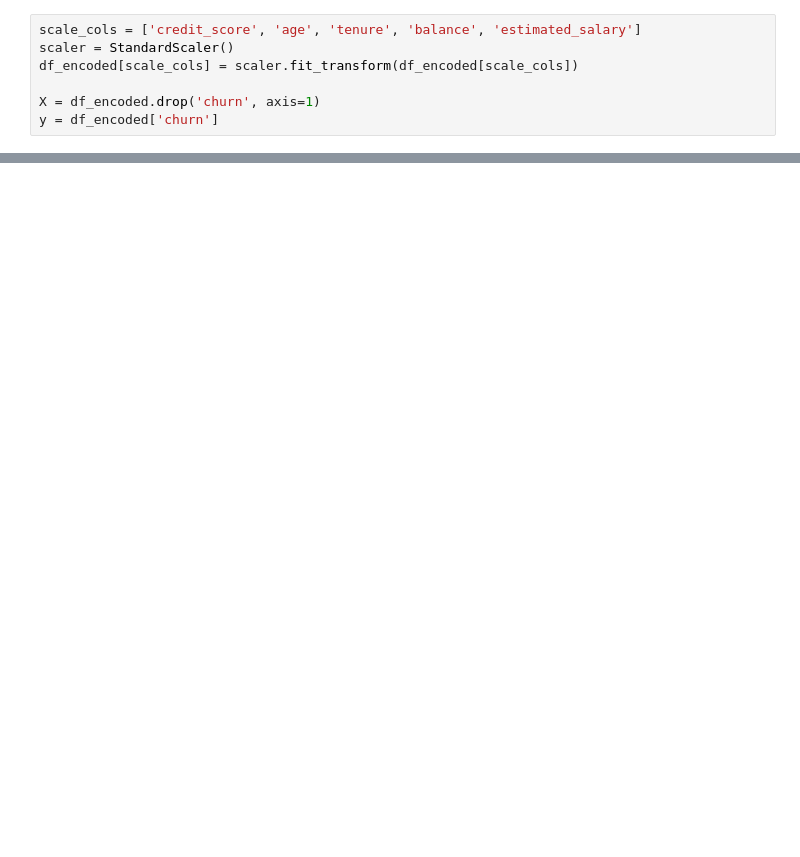
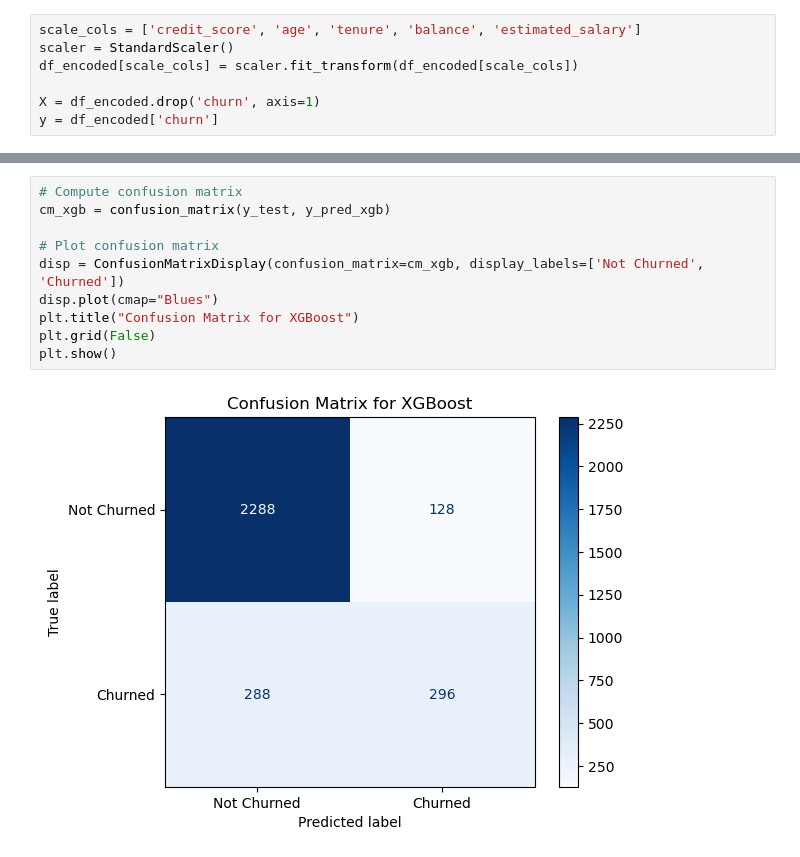
Before and after one commit to YangChen-analyst/bank-customer-churn-prediction, a Jupyter notebook: notebooks/Bank Customer Churn Prediction.ipynb, the cells around one changed output, grey strips where cells are left out. Saved outputs shown, nothing was run; the diff lists cells and outputs as text; blank space fills up the shorter version.

```diff
--- a/notebooks/Bank Customer Churn Prediction.ipynb
+++ b/notebooks/Bank Customer Churn Prediction.ipynb
@@ -269,0 +411,12 @@ X_train, X_test, y_train, y_test = train_test_split(X, y, test_size=0.3, random_
+# %%
+# Compute confusion matrix
+cm_xgb = confusion_matrix(y_test, y_pred_xgb)
+
+# Plot confusion matrix
+disp = ConfusionMatrixDisplay(confusion_matrix=cm_xgb, display_labels=['Not Churned', 'Churned'])
+disp.plot(cmap="Blues")
+plt.title("Confusion Matrix for XGBoost")
+plt.grid(False)
+plt.show()
+# %% [output]
+[figure, added]
```
Also changed, not shown: parts of 20 cells of this notebook, 6 other files.
